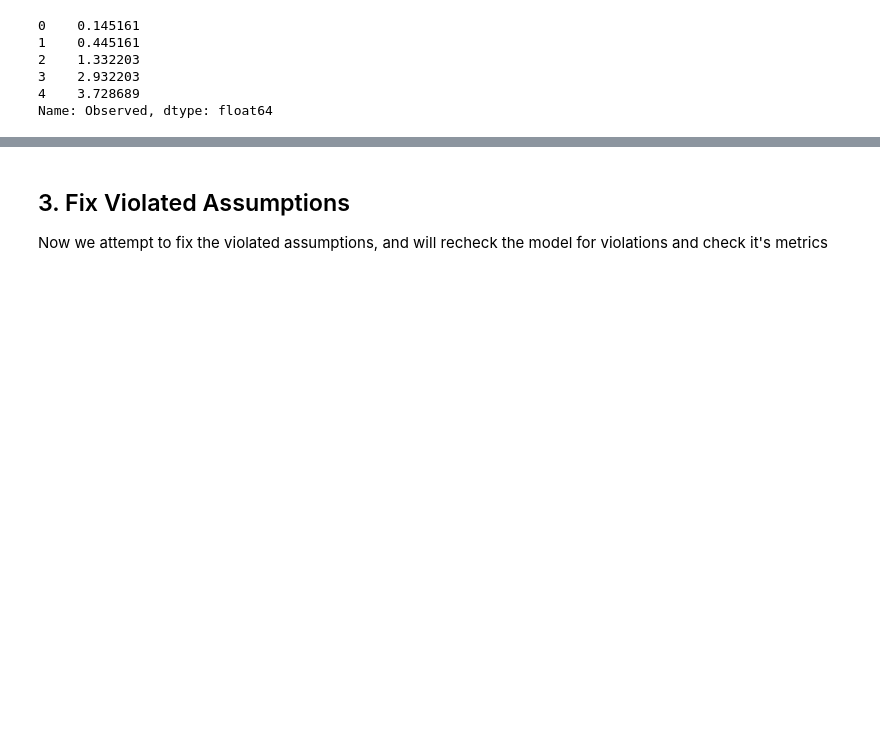
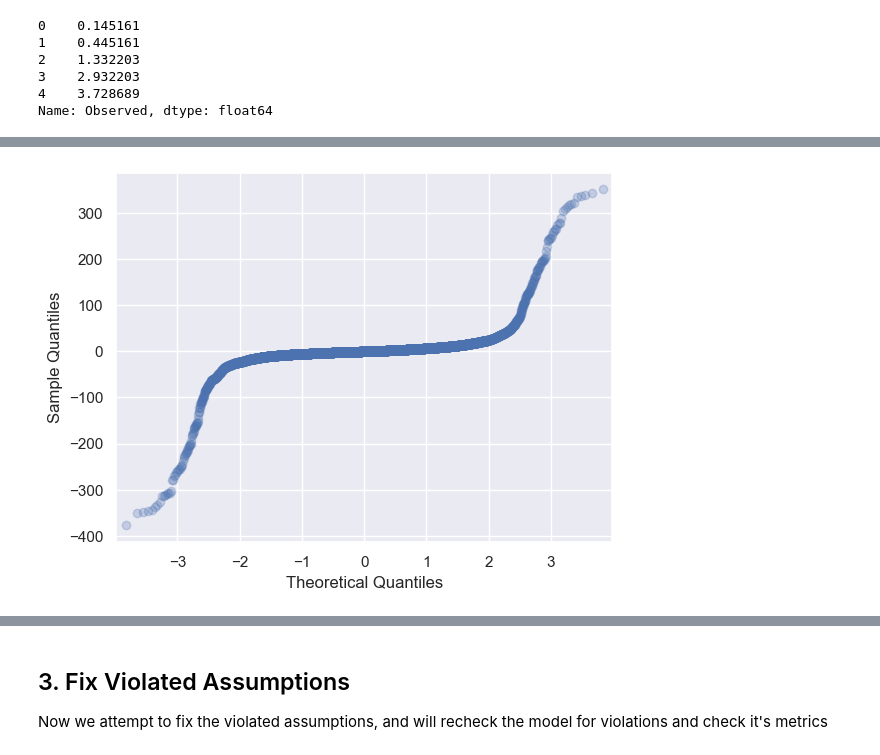
Before and after one commit to sethbeckett/cs6830_project6, a Jupyter notebook: project6.ipynb, the cells around one changed output, grey strips where cells are left out. Saved outputs shown, nothing was run; the diff lists cells and outputs as text; code cells hidden in the pictures; blank space fills up the shorter version.

Commit message:
comparing a few models

```diff
--- a/project6.ipynb
+++ b/project6.ipynb
@@ -106,0 +119,7 @@ strong multicollinearity problems or that the design matrix is singular.
+# %%
+# try dropping x & y since we made them categorical
+X = X.drop(columns=['x', 'y'])
+
+model_1 = sm.OLS(y, X)
+results_1 = model_1.fit()
+print(results_1.summary())
@@ -106,0 +144,10 @@ strong multicollinearity problems or that the design matrix is singular.
+# %%
+# check assumptions (many use the errors)
+y_pred = results_1.predict(X)
+errors = y - y_pred
+# %%
+# normality of errors
+sm.qqplot(errors, alpha=0.25)
+plt.show()
+# %% [output]
+[figure, added]
```
Also changed, not shown: parts of 13 cells of this notebook.
